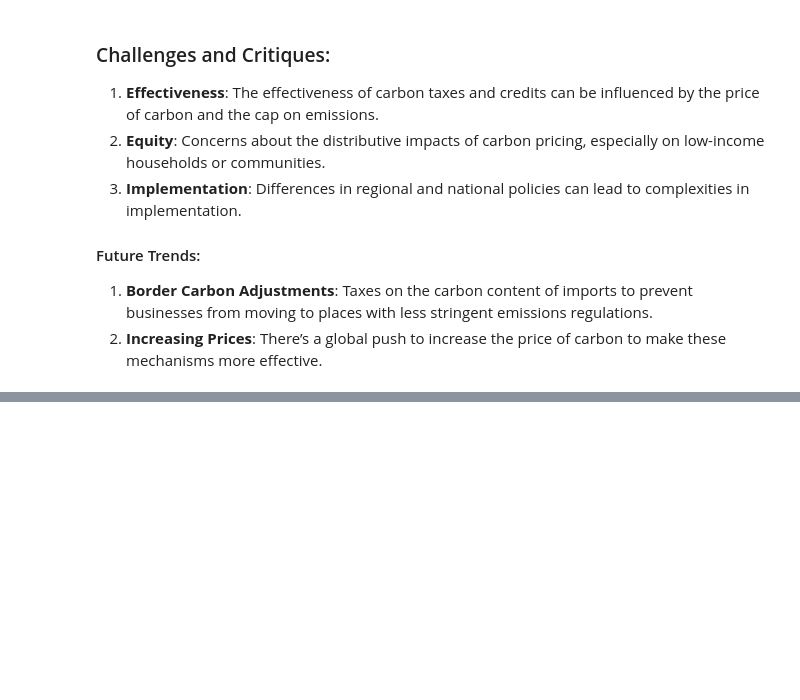
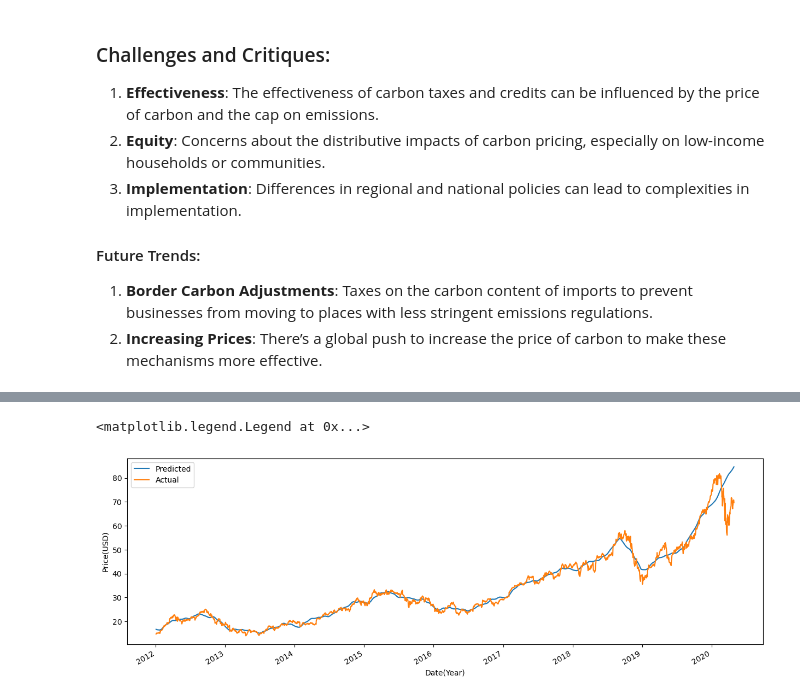
Before and after one commit to clementinec/desn9002, a Jupyter notebook: wip/L3.ipynb, the cells around one changed output, grey strips where cells are left out. Cells and saved outputs as stored; diff of their text form; code cells hidden in the pictures; blank space fills up the shorter version.

```diff
--- a/wip/L3.ipynb
+++ b/wip/L3.ipynb
@@ -184,0 +267,4 @@ Legal frameworks around these mechanisms are often complex and vary greatly betw
+# %%
+result['error'] = result['y'] - result['yhat']
+result['uncertainty'] = result['yhat_upper'] - result['yhat_lower']
+#Confidence interval was previously set to 95%, i.e. the true value is too large to be captured by autoregressiveness
@@ -184,0 +273,6 @@ Legal frameworks around these mechanisms are often complex and vary greatly betw
+# %%
+result[['yhat','y']].plot(figsize=(15,5),xlabel='Date(Year)',ylabel='Price(USD)')
+plt.legend(['Predicted','Actual'])
+# %% [output]
+<matplotlib.legend.Legend at 0x...>
+[figure, added]
```
Also changed, not shown: parts of 30 cells of this notebook, 2 other files.
